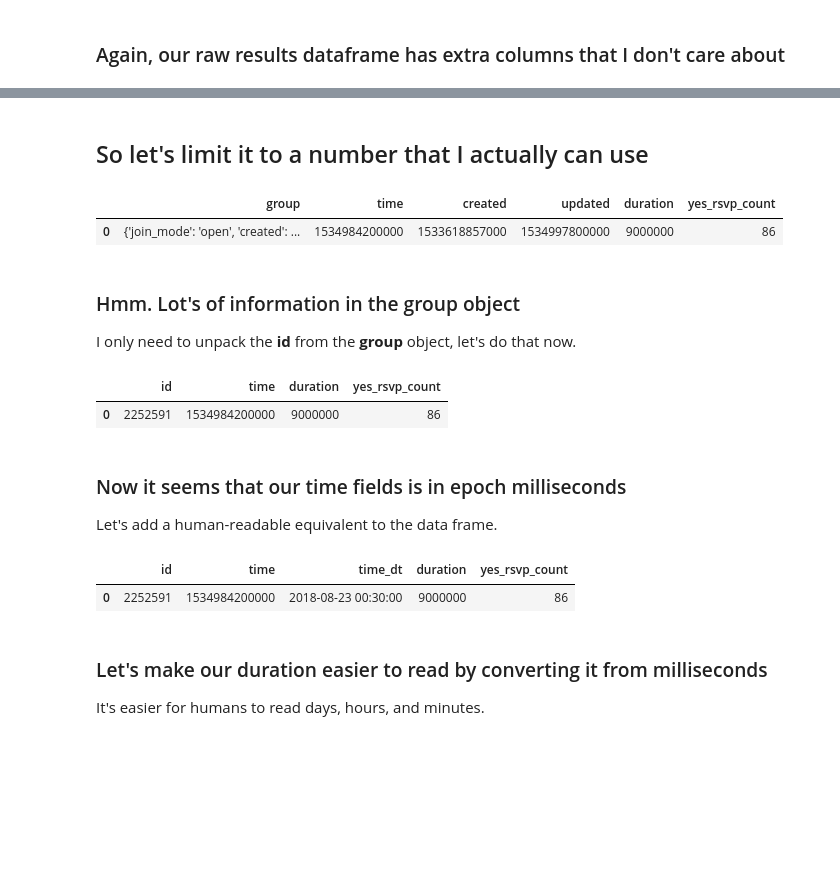
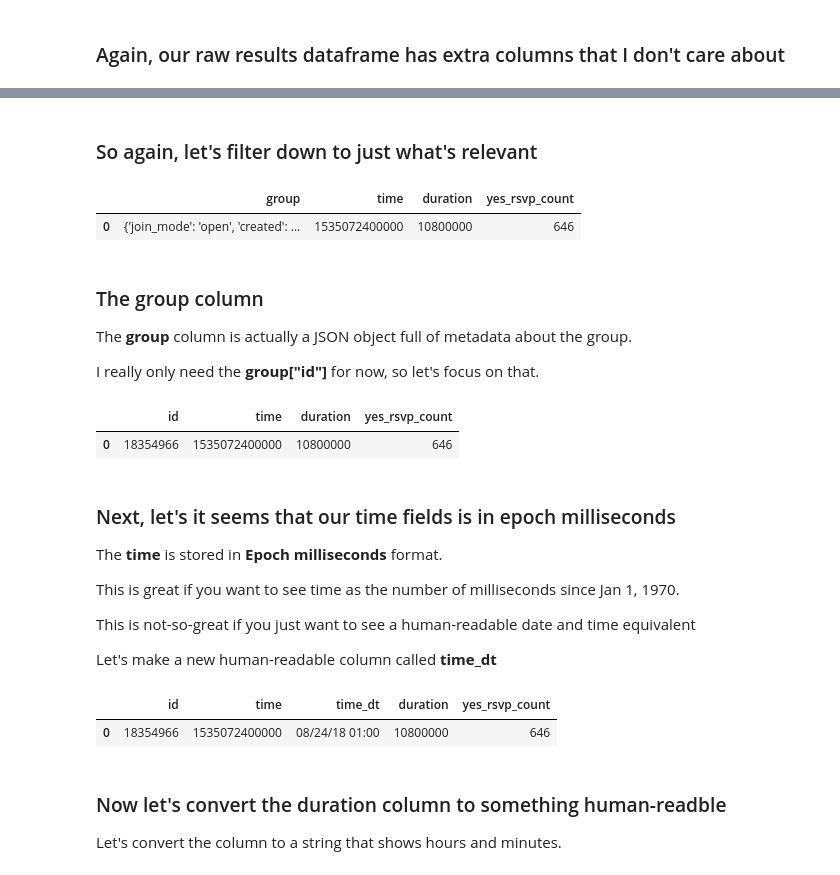
Before and after one commit to redpanda-ai/datascience_challenges, a Jupyter notebook: 01_explore_meetup_api/explore_sf_meetups.ipynb, the cells around one changed output, grey strips where cells are left out. Drawn from its saved outputs; the diff is of its cells as text; code cells hidden in the pictures; blank space fills up the shorter version.

```diff
--- a/01_explore_meetup_api/explore_sf_meetups.ipynb
+++ b/01_explore_meetup_api/explore_sf_meetups.ipynb
@@ -373,0 +311,6 @@ biggest_ten_df
+# %%
+# Collect all groups into a single dataframe
+all_groups_df = get_all_groups_as_a_df()
+
+# Show the first row in the dataframe
+all_groups_df.head(1)
@@ -373,0 +341,4 @@ biggest_ten_df
+# %%
+column_list = ['id', 'name', 'members', 'rating', 'join_mode', 'urlname']
+all_groups_df = all_groups_df[column_list]
+all_groups_df.head(1)
@@ -373,0 +421,3 @@ biggest_ten_df
+# %%
+biggest_ten_df = all_groups_df.sort_values('members', ascending=False).head(10)
+biggest_ten_df
@@ -405,7 +467,7 @@ Now: 1550466832240, nine months ago: 1534914832240
 # %%
 %%capture --no-display
 events_resp = client.GetEvents(group_id=ids, status='past',
-                               time=f"{nine_months_ago},{this_ms}");
+                               time=f"{nine_months_ago},{right_now}");
 # %%
 parse_meta(events_resp)
 # %% [output]
@@ -433,47 +495,59 @@ raw_results_df.head(1)
 1 rows × 21 columns
-# %% [markdown]
-## So let's limit it to a number that I actually can use
+# %% [markdown]
+### So again, let's filter down to just what's relevant
 # %%
 raw_results_df = parse_results(events_resp)
-column_list = ['group', 'time', 'created', 'updated', 'duration',
-               'yes_rsvp_count']
+column_list = ['group', 'time', 'duration', 'yes_rsvp_count']
 raw_results_df = raw_results_df[column_list]
 raw_results_df.head(1)
 # %% [output]
-|  | group | time | created | updated | duration | yes_rsvp_count |
-| 0 | {'join_mode': 'open', 'created': ... | 1534984200000 | 1533618857000 | 1534997800000 | 9000000 | 86 |
+|  | group | time | duration | yes_rsvp_count |
+| 0 | {'join_mode': 'open', 'created': ... | 1535072400000 | 10800000 | 646 |
-# %% [markdown]
-### Hmm.  Lot's of information in the group object
-
-I only need to unpack the **id** from the **group** object, let's do that now.
+# %% [markdown]
+### The group column
+
+The **group** column is actually a JSON object full of metadata about the group.
+
+I really only need the **group\["id"\]** for now, so let's focus on that.
 # %%
 def get_id(my_dict):
+    """Extract the id member of a python dictionary"""
     return my_dict["id"]
 
 raw_results_df["id"] = raw_results_df["group"].apply(get_id)
 
+# Let's
 columns = ['id', 'time', 'duration', 'yes_rsvp_count']
 raw_results_df = raw_results_df[columns]
 raw_results_df.head(1)
 # %% [output]
 |  | id | time | duration | yes_rsvp_count |
-| 0 | 2252591 | 1534984200000 | 9000000 | 86 |
+| 0 | 18354966 | 1535072400000 | 10800000 | 646 |
-# %% [markdown]
-### Now it seems that our time fields is in epoch milliseconds
-
-Let's add a human-readable equivalent to the data frame.
+# %% [markdown]
+### Next, let's it seems that our time fields is in epoch milliseconds
+
+The **time** is stored in **Epoch milliseconds** format.
+
+This is great if you want to see time as the number of milliseconds since Jan 1, 1970.
+
+This is not-so-great if you just want to see a human-readable date and time equivalent
+
+Let's make a new human-readable column called **time_dt**
 # %%
 for field in ["time"]:
-    raw_results_df[field+"_dt"] = pd.to_datetime(raw_results_df[field],
-                                                 unit='ms')
+    raw_results_df["time_dt"] = pd.to_datetime(
+        raw_results_df[field], unit='ms').dt.strftime('%m/%d/%y %H:%M')
+
+    #raw_results_df["time_dt"] = raw_results_df["time_dt"].strftime('%m/%d/%y')
+
 columns = ['id', 'time','time_dt', 'duration', 'yes_rsvp_count']
 raw_results_df = raw_results_df[columns]
 raw_results_df.head(1)
 # %% [output]
 |  | id | time | time_dt | duration | yes_rsvp_count |
-| 0 | 2252591 | 1534984200000 | 2018-08-23 00:30:00 | 9000000 | 86 |
+| 0 | 18354966 | 1535072400000 | 08/24/18 01:00 | 10800000 | 646 |
-# %% [markdown]
-### Let's make our duration easier to read by converting it from milliseconds
-
-It's easier for humans to read days, hours, and minutes.
+# %% [markdown]
+### Now let's convert the duration column to something human-readble
+
+Let's convert the column to a string that shows hours and minutes.
 # %%
```
Also changed, not shown: parts of 79 cells of this notebook.
